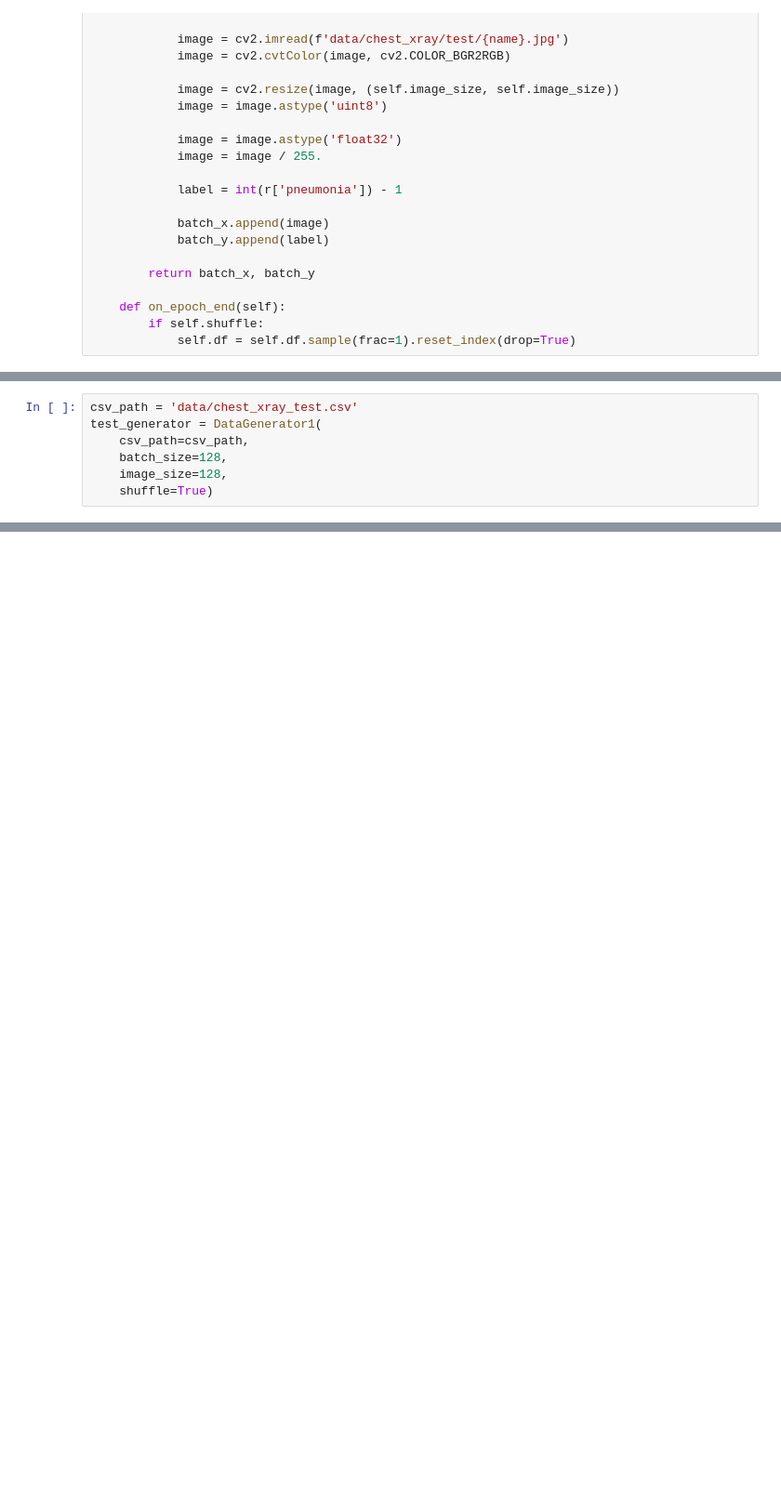
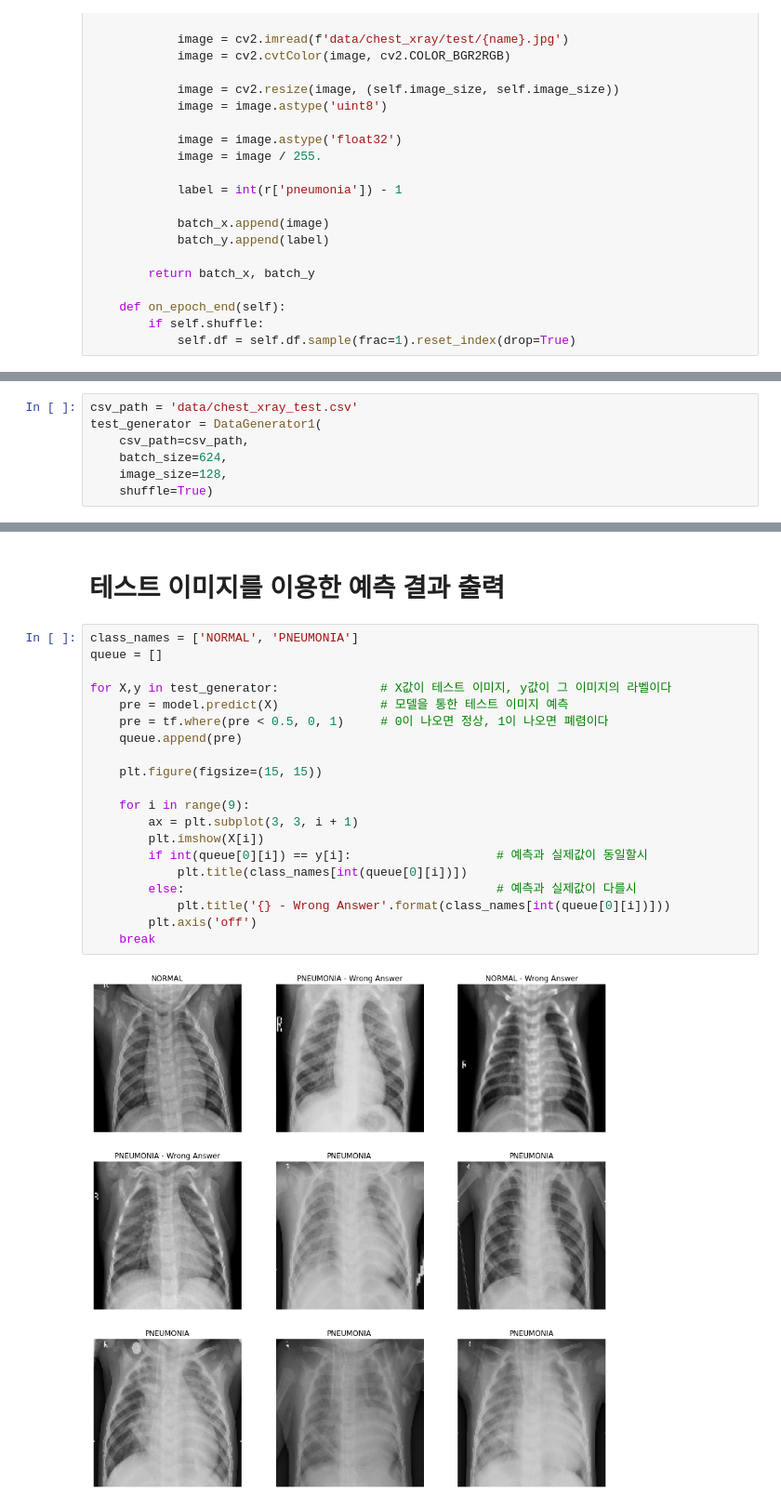
Before and after one commit to kdk1344/Practice, a Jupyter notebook: deep_폐렴.ipynb, the cells around one changed output, grey strips where cells are left out. Shown: that part at 93% size. Cells and saved outputs as stored; diff of their text form; blank space fills up the shorter version.

```diff
--- a/deep_폐렴.ipynb
+++ b/deep_폐렴.ipynb
@@ -457,7 +466,7 @@ df.to_csv('./data/chest_xray_test.csv', index= False)
 csv_path = 'data/chest_xray_test.csv'
 test_generator = DataGenerator1(
     csv_path=csv_path,
-    batch_size=128,
+    batch_size=624,
     image_size=128,
     shuffle=True)
 # %%
@@ -471,0 +483,24 @@ Test Accuracy:  0.8060897588729858
+# %% [markdown]
+# 테스트 이미지를 이용한 예측 결과 출력
+# %%
+class_names = ['NORMAL', 'PNEUMONIA']
+queue = []
+
+for X,y in test_generator:              # X값이 테스트 이미지, y값이 그 이미지의 라벨이다
+    pre = model.predict(X)              # 모델을 통한 테스트 이미지 예측
+    pre = tf.where(pre < 0.5, 0, 1)     # 0이 나오면 정상, 1이 나오면 폐렴이다
+    queue.append(pre)
+
+    plt.figure(figsize=(15, 15))
+
+    for i in range(9):
+        ax = plt.subplot(3, 3, i + 1)
+        plt.imshow(X[i])
+        if int(queue[0][i]) == y[i]:                    # 예측과 실제값이 동일할시
+            plt.title(class_names[int(queue[0][i])])
+        else:                                           # 예측과 실제값이 다를시
+            plt.title('{} - Wrong Answer'.format(class_names[int(queue[0][i])]))
+        plt.axis('off')
+    break
+# %% [output]
+[figure, added]
```
Also changed, not shown: parts of 23 cells of this notebook.
